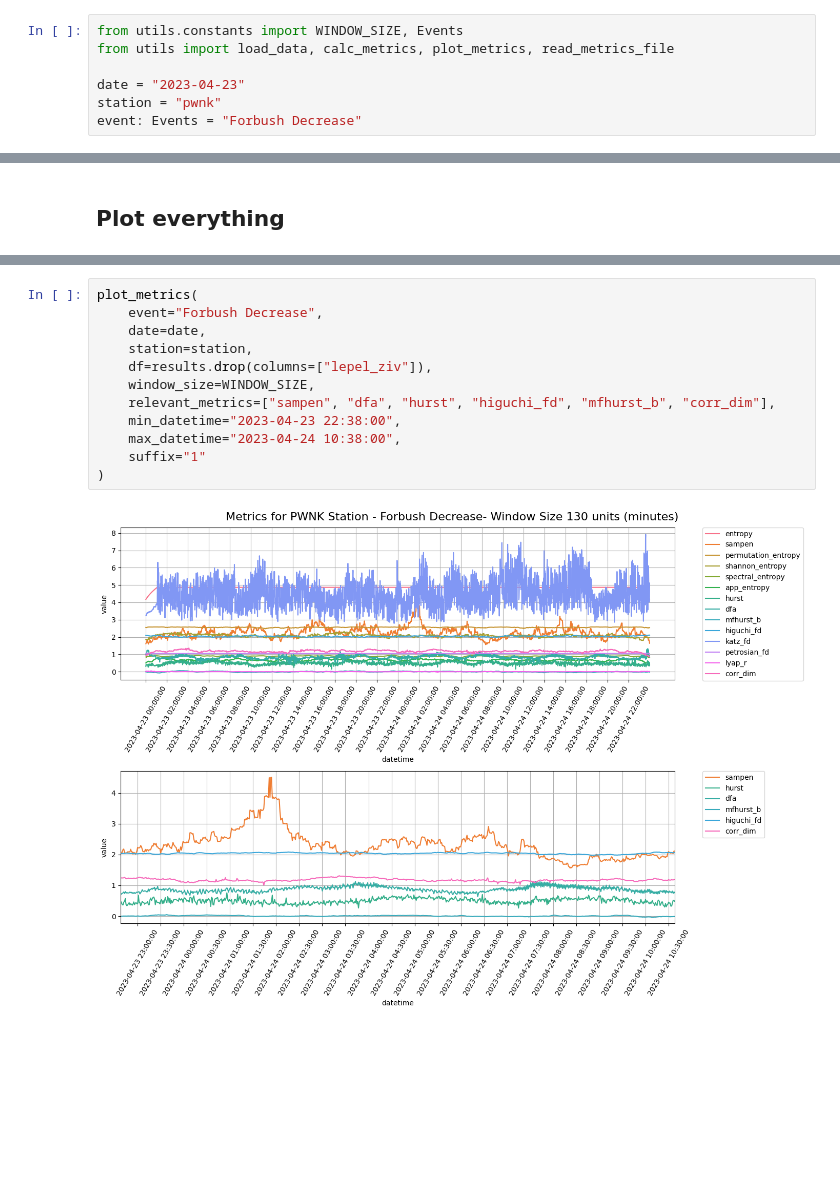
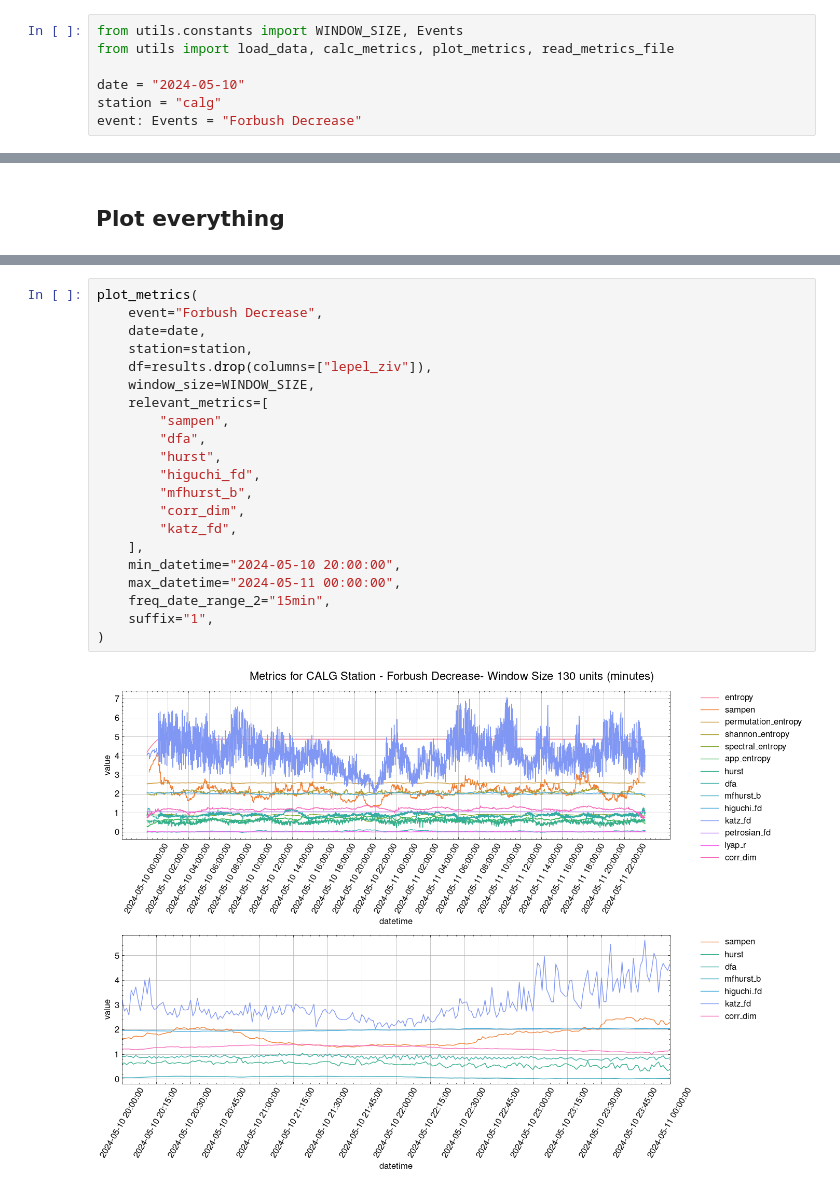
Before and after one commit to dosquisd/NMDB, a Jupyter notebook: 002_calc_some_metrics.ipynb, the cells around one changed output, grey strips where cells are left out. Cells and saved outputs as stored; diff of their text form; blank space fills up the shorter version.

Commit message:
feat: remake all plots

```diff
--- a/002_calc_some_metrics.ipynb
+++ b/002_calc_some_metrics.ipynb
@@ -2,8 +2,8 @@
 from utils.constants import WINDOW_SIZE, Events
 from utils import load_data, calc_metrics, plot_metrics, read_metrics_file
 
-date = "2023-04-23"
-station = "pwnk"
+date = "2024-05-10"
+station = "calg"
 event: Events = "Forbush Decrease"
 # %% [markdown]
 ## Create Sliding Windows and calc metrics for each one
@@ -93,17 +93,26 @@ results
 # %%
 plot_metrics(
     event="Forbush Decrease",
     date=date,
     station=station,
     df=results.drop(columns=["lepel_ziv"]),
     window_size=WINDOW_SIZE,
-    relevant_metrics=["sampen", "dfa", "hurst", "higuchi_fd", "mfhurst_b", "corr_dim"],
-    min_datetime="2023-04-23 22:38:00",
-    max_datetime="2023-04-24 10:38:00",
-    suffix="1"
+    relevant_metrics=[
+        "sampen",
+        "dfa",
+        "hurst",
+        "higuchi_fd",
+        "mfhurst_b",
+        "corr_dim",
+        "katz_fd",
+    ],
+    min_datetime="2024-05-10 20:00:00",
+    max_datetime="2024-05-11 00:00:00",
+    freq_date_range_2="15min",
+    suffix="1",
 )
 # %% [output]
-[figure, old version]
+[figure, new version]
 # %%
 plot_metrics(
     event="Forbush Decrease",
```
Also changed, not shown: parts of 2 cells of this notebook, 11 other files.
